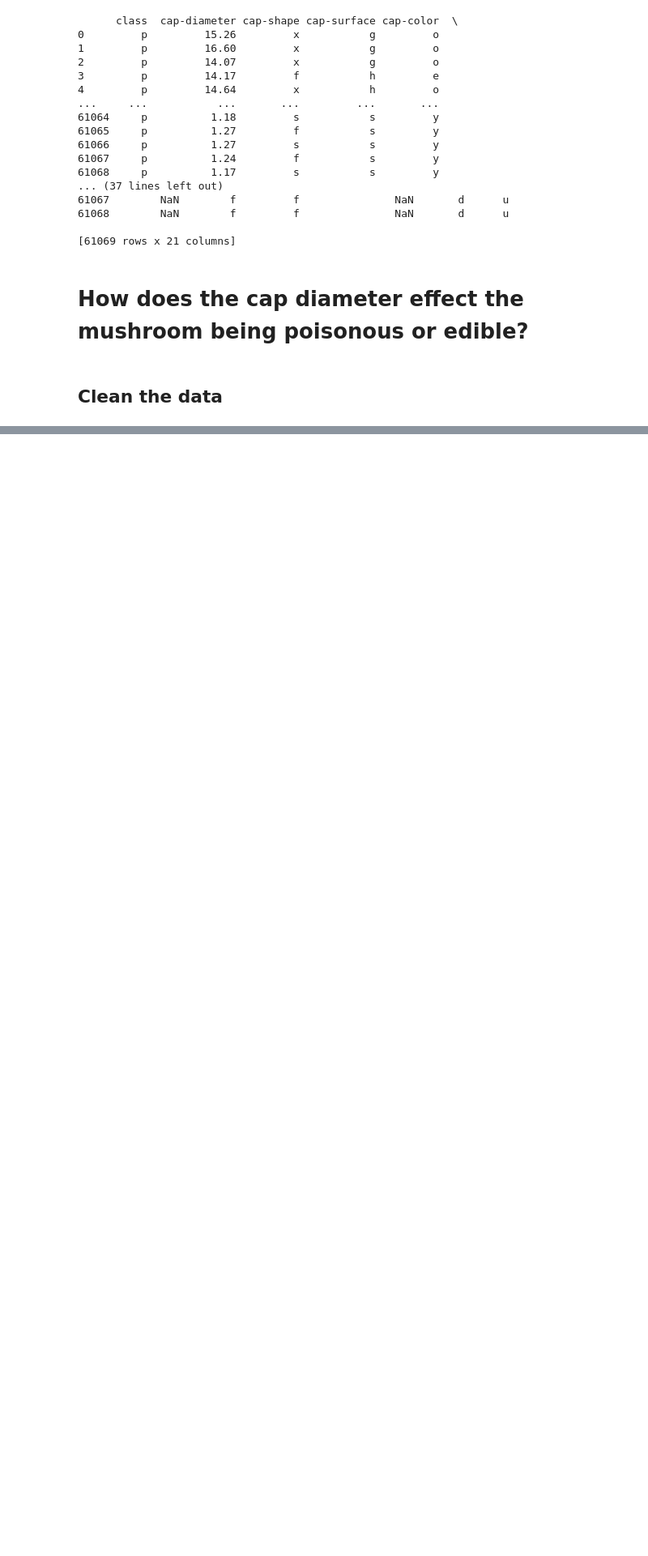
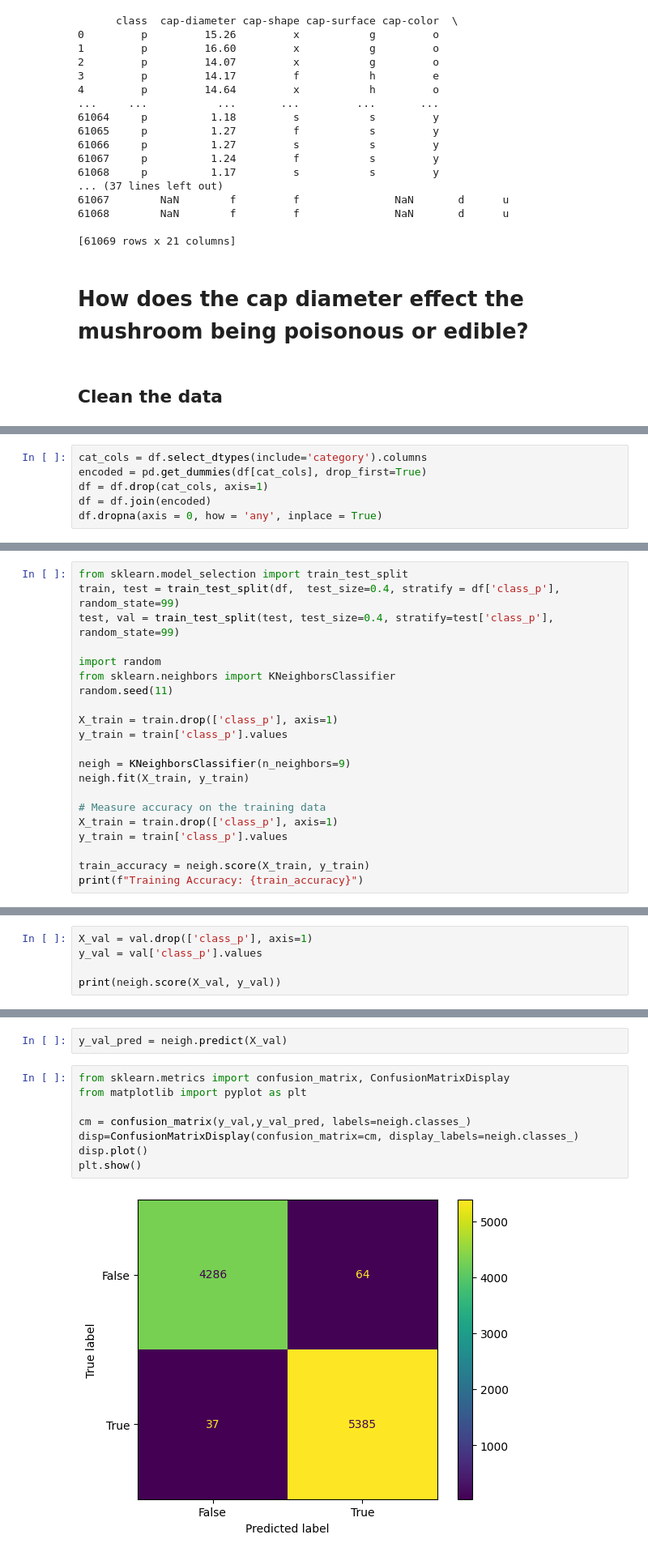
Before and after one commit to dylanlidailin/DS-3021, a Jupyter notebook: 07_ML_Eval_Metrics/mushroom_lab.ipynb, the cells around one changed output, grey strips where cells are left out. Shown at 81% size. Cells and saved outputs as stored; diff of their text form; blank space fills up the shorter version.

```diff
--- a/07_ML_Eval_Metrics/mushroom_lab.ipynb
+++ b/07_ML_Eval_Metrics/mushroom_lab.ipynb
@@ -35,0 +89,6 @@ to_drop = df['cap-surface','gill-attachment','']
+# %%
+cat_cols = df.select_dtypes(include='category').columns
+encoded = pd.get_dummies(df[cat_cols], drop_first=True)
+df = df.drop(cat_cols, axis=1)
+df = df.join(encoded)
+df.dropna(axis = 0, how = 'any', inplace = True)
@@ -35,0 +128,21 @@ to_drop = df['cap-surface','gill-attachment','']
+# %%
+from sklearn.model_selection import train_test_split
+train, test = train_test_split(df,  test_size=0.4, stratify = df['class_p'], random_state=99)
+test, val = train_test_split(test, test_size=0.4, stratify=test['class_p'], random_state=99)
+
+import random
+from sklearn.neighbors import KNeighborsClassifier
+random.seed(11)
+
+X_train = train.drop(['class_p'], axis=1)
+y_train = train['class_p'].values
+
+neigh = KNeighborsClassifier(n_neighbors=9)
+neigh.fit(X_train, y_train)
+
+# Measure accuracy on the training data
+X_train = train.drop(['class_p'], axis=1)
+y_train = train['class_p'].values
+
+train_accuracy = neigh.score(X_train, y_train)
+print(f"Training Accuracy: {train_accuracy}")
@@ -35,0 +151,5 @@ to_drop = df['cap-surface','gill-attachment','']
+# %%
+X_val = val.drop(['class_p'], axis=1)
+y_val = val['class_p'].values
+
+print(neigh.score(X_val, y_val))
@@ -35,0 +161,12 @@ to_drop = df['cap-surface','gill-attachment','']
+# %%
+y_val_pred = neigh.predict(X_val)
+# %%
+from sklearn.metrics import confusion_matrix, ConfusionMatrixDisplay
+from matplotlib import pyplot as plt
+
+cm = confusion_matrix(y_val,y_val_pred, labels=neigh.classes_)
+disp=ConfusionMatrixDisplay(confusion_matrix=cm, display_labels=neigh.classes_)
+disp.plot()
+plt.show()
+# %% [output]
+[figure, added]
```
Also changed, not shown: parts of 35 cells of this notebook.
